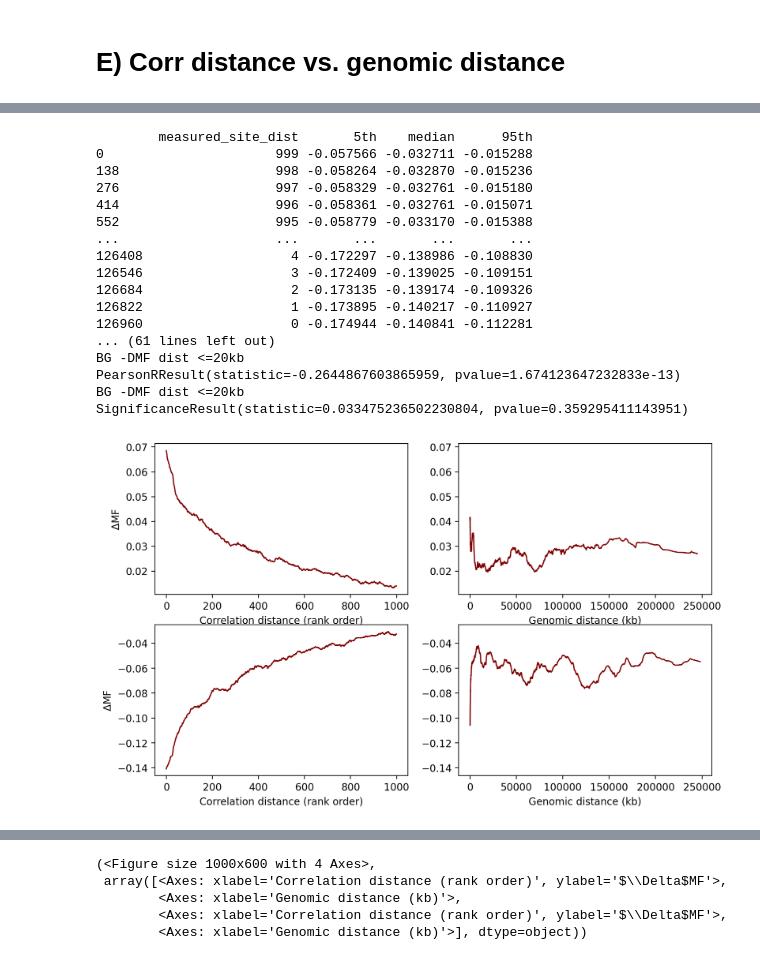
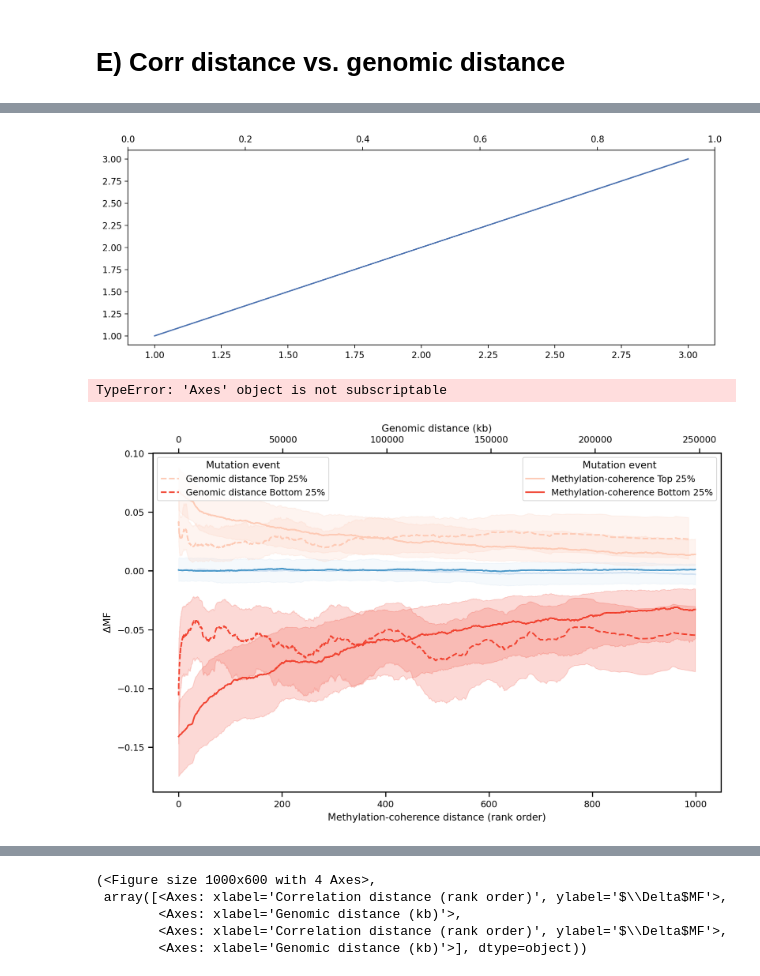
Before and after one commit to zanekoch/methylation_and_mutation, a Jupyter notebook: figure4_052523.ipynb, the cells around one changed output, grey strips where cells are left out. Cells and saved outputs as stored; diff of their text form; code cells hidden in the pictures.

```diff
--- a/figure4_052523.ipynb
+++ b/figure4_052523.ipynb
@@ -379,30 +389,21 @@ def median_constant_obs_per_window(df, N, distance_metric = 'measured_site_dist'
+# %%
+fig, axes = plt.subplots(figsize=(12, 4))
+twin_x = axes.twiny()
+axes.plot([1, 2, 3], [1, 2, 3])
+fig.savefig(fname="/cellar/users/zkoch/methylation_and_mutation/test2.png", format='png', dpi = 300, bbox_inches='tight')
+# %% [output]
+[figure, added]
 # %%
 # there are num_top_muts * 1000 rows = 138,000
 # and num_top_muts rows for each correlation distance value
 # so 10,000 is
-biggest_pos_to_plot_smoothed_corr, biggest_neg_to_plot_smoothed_corr, biggest_pos_to_plot_smoothed_dist, biggest_neg_to_plot_smoothed_dist, bg_biggest_pos_to_plot_smoothed_corr, bg_biggest_neg_to_plot_smoothed_corr, bg_biggest_pos_to_plot_smoothed_dist, bg_biggest_neg_to_plot_smoothed_dist = analyze_comethylation.plot_distance_of_effect_lineplot(
+_ = analyze_comethylation.plot_distance_of_effect_lineplot(
     icgc_corr_mean_metrics_df, icgc_corr_all_metrics_df, num_top_muts = 138, # top 138/873 = 15%
-    smoothing_window_size_corr = 6900, # num_top_muts * 50
+    smoothing_window_size_corr = 6900, # num_top_muts * 50, meaning 50 corr distances are averaged together
     smoothing_window_size_dist = 6900,
-    dist = 10, plot_bg = True, out_fn = os.path.join(fig_out_dir, 'figure4', 'test_figure4E_icgc_distance_of_effect_corr_vs_dist.svg'), corr_vs_dist = True,
-    illumina_cpg_locs_df = illumina_cpg_locs_df
+    dist = 10, plot_bg = True, out_fn = os.path.join(fig_out_dir, 'figure4/figure4E_icgc_distance_of_effect_corr_vs_dist_allTogether_w_background.svg'), corr_vs_dist = True,
+    illumina_cpg_locs_df = illumina_cpg_locs_df, rank_order_dist = False
     ) # fig is 10, 6
 # %% [output]
-        measured_site_dist       5th    median      95th
-0                      999 -0.057566 -0.032711 -0.015288
-138                    998 -0.058264 -0.032870 -0.015236
-276                    997 -0.058329 -0.032761 -0.015180
-414                    996 -0.058361 -0.032761 -0.015071
-552                    995 -0.058779 -0.033170 -0.015388
-...                    ...       ...       ...       ...
-126408                   4 -0.172297 -0.138986 -0.108830
-126546                   3 -0.172409 -0.139025 -0.109151
-126684                   2 -0.173135 -0.139174 -0.109326
-126822                   1 -0.173895 -0.140217 -0.110927
-126960                   0 -0.174944 -0.140841 -0.112281
-... (61 lines left out)
-BG -DMF dist <=20kb
-PearsonRResult(statistic=-0.2644867603865959, pvalue=1.674123647232833e-13)
-BG -DMF dist <=20kb
-SignificanceResult(statistic=0.033475236502230804, pvalue=0.359295411143951)
+TypeError: 'Axes' object is not subscriptable
-[figure, old version]
+[figure, new version]
```
Also changed, not shown: parts of 13 cells of this notebook, 11 other files.
